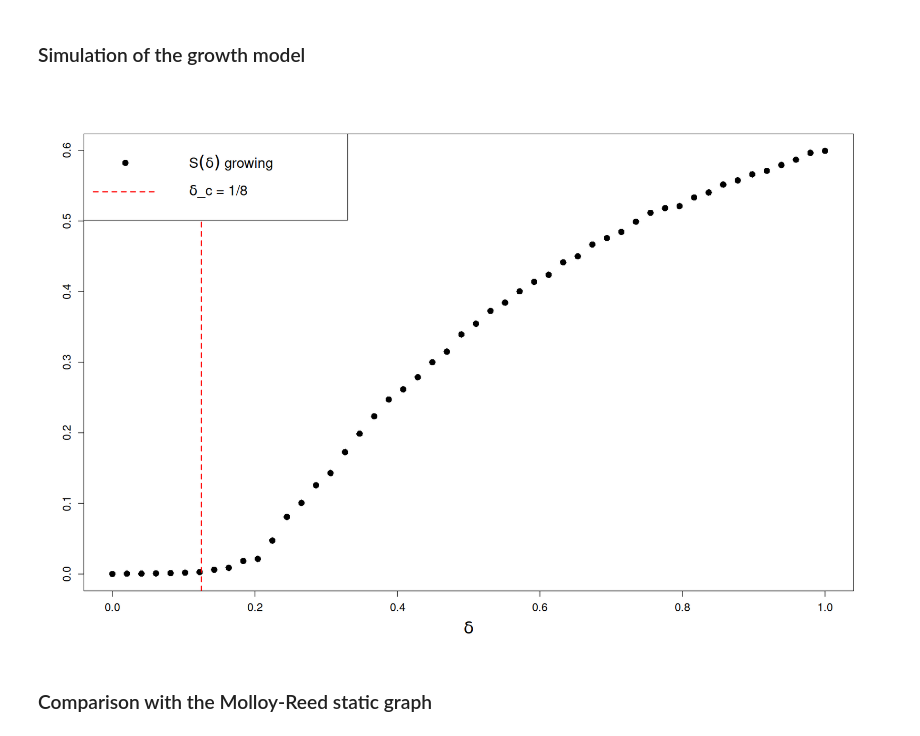
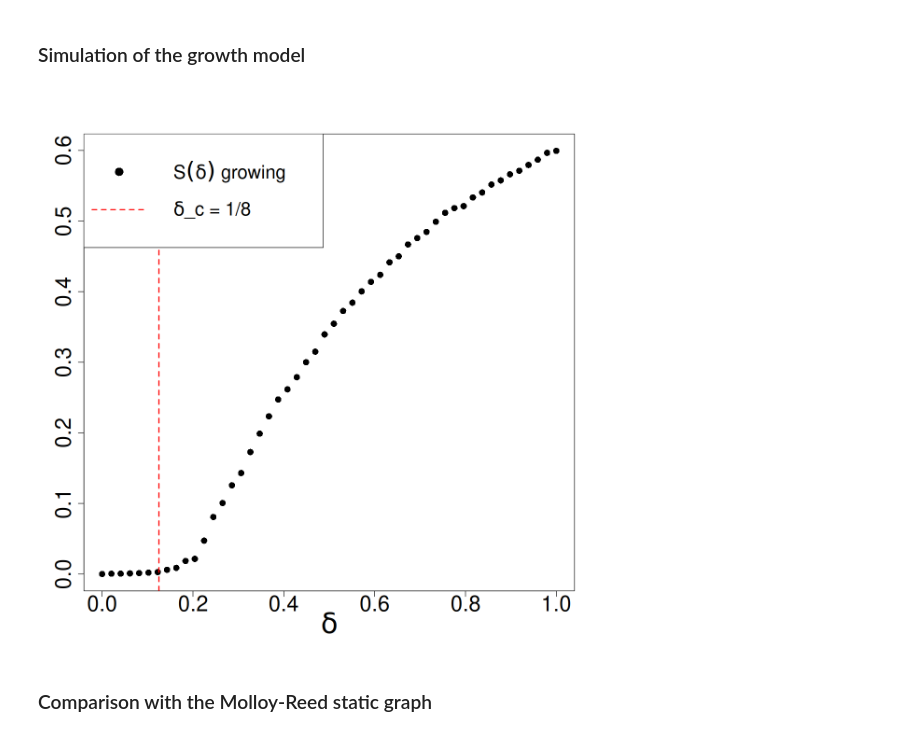
Before and after one commit to RiccardoTancredi/PerCoolAction, a Jupyter notebook: task4b.ipynb, the cells around one changed output. Drawn from its saved outputs; the diff is of its cells as text; code cells hidden in the pictures.

Commit message:
Fixed plots

```diff
--- a/task4b.ipynb
+++ b/task4b.ipynb
@@ -38,16 +50,16 @@ for (i in seq_along(de_seq)) {
     gcomp_sizes_handler = rep(0, N_rep)
 }
 # %%
-options(repr.plot.width = 15, repr.plot.height = 10)
+options(repr.plot.width = 10, repr.plot.height = 10)
 plot(de_seq, gcomp_sizes, pch = 16, cex = 1.5,
     xlab = expression(delta), ylab = '',
-    cex.axis = 1.2, cex.main = 2, cex.lab = 1.8)
+    cex.axis = 2.3, cex.main = 2, cex.lab = 3)
 abline(v = 1/8, lty = 8, lwd = 2, col = 'red')
 legend('topleft', legend = c(expression(paste(S(delta), ' growing')), expression(paste(delta, '_c = 1/8'))),
     pch = c(16, NA), lty = c(NA, 8), col = c('black', 'red'), lwd = c(NA, 2),
-    text.width = 0.2, cex = 1.5)
+    text.width = 0.3, cex = 2)
 # %% [output]
-[figure, old version]
+[figure, new version]
 # %% [markdown]
 ### Comparison with the Molloy-Reed static graph
 # %%
```
Also changed, not shown: parts of 6 cells of this notebook.
